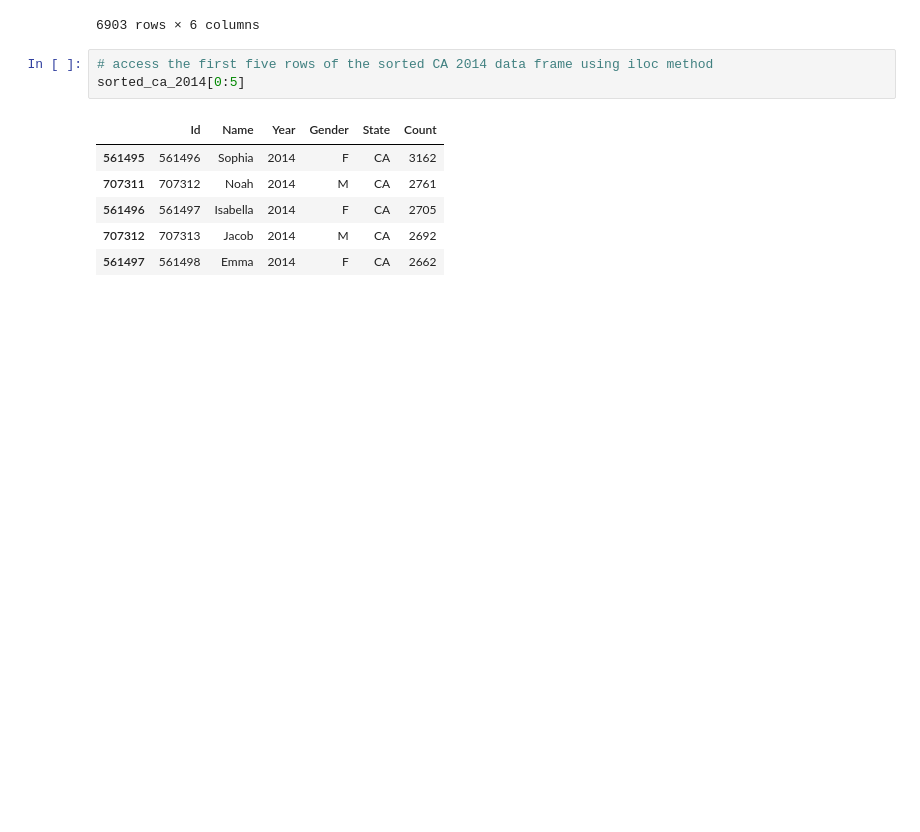
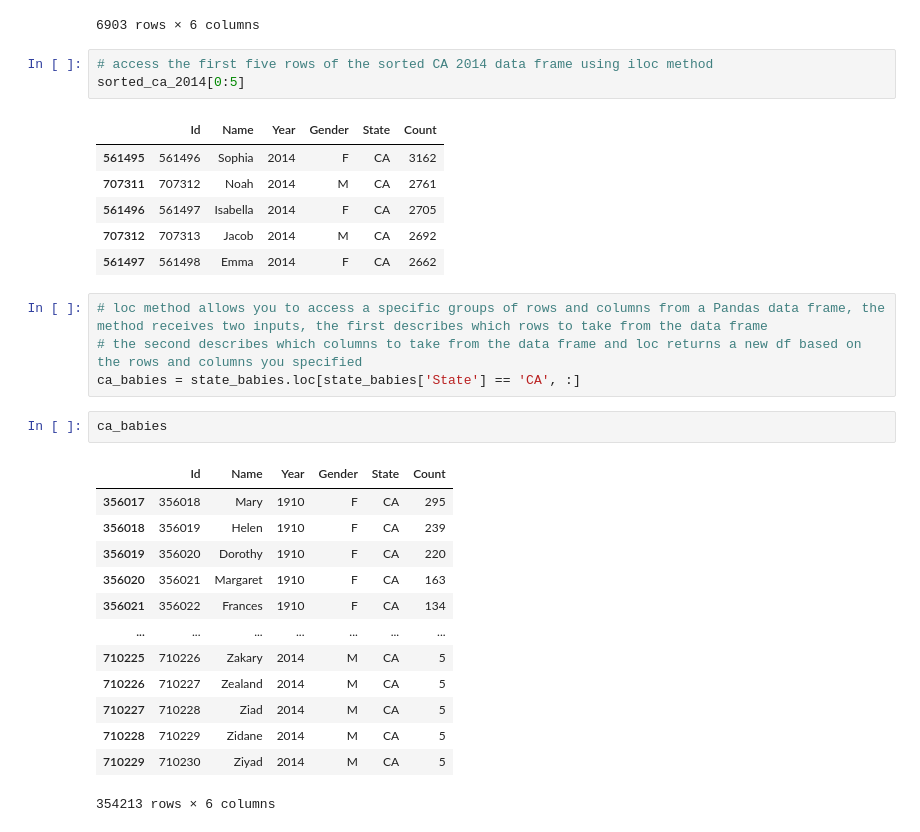
Before and after one commit to saulzmtz/ds, a Jupyter notebook: pythonPractice_stateBabyNames.ipynb, the cells around one changed output. Drawn from its saved outputs; the diff is of its cells as text; blank space fills up the shorter version.

Commit message:
PythonPractice-LNK-StateBabiesDataSet

```diff
--- a/pythonPractice_stateBabyNames.ipynb
+++ b/pythonPractice_stateBabyNames.ipynb
@@ -90,3 +90,23 @@ sorted_ca_2014[0:5]
 | 561496 | 561497 | Isabella | 2014 | F | CA | 2705 |
 | 707312 | 707313 | Jacob | 2014 | M | CA | 2692 |
 | 561497 | 561498 | Emma | 2014 | F | CA | 2662 |
+# %%
+# loc method allows you to access a specific groups of rows and columns from a Pandas data frame, the method receives two inputs, the first describes which rows to take from the data frame
+# the second describes which columns to take from the data frame and loc returns a new df based on the rows and columns you specified
+ca_babies = state_babies.loc[state_babies['State'] == 'CA', :]
+# %%
+ca_babies
+# %% [output]
+|  | Id | Name | Year | Gender | State | Count |
+| 356017 | 356018 | Mary | 1910 | F | CA | 295 |
+| 356018 | 356019 | Helen | 1910 | F | CA | 239 |
+| 356019 | 356020 | Dorothy | 1910 | F | CA | 220 |
+| 356020 | 356021 | Margaret | 1910 | F | CA | 163 |
+| 356021 | 356022 | Frances | 1910 | F | CA | 134 |
+| ... | ... | ... | ... | ... | ... | ... |
+| 710225 | 710226 | Zakary | 2014 | M | CA | 5 |
+| 710226 | 710227 | Zealand | 2014 | M | CA | 5 |
+| 710227 | 710228 | Ziad | 2014 | M | CA | 5 |
+| 710228 | 710229 | Zidane | 2014 | M | CA | 5 |
+| 710229 | 710230 | Ziyad | 2014 | M | CA | 5 |
+354213 rows × 6 columns
```
